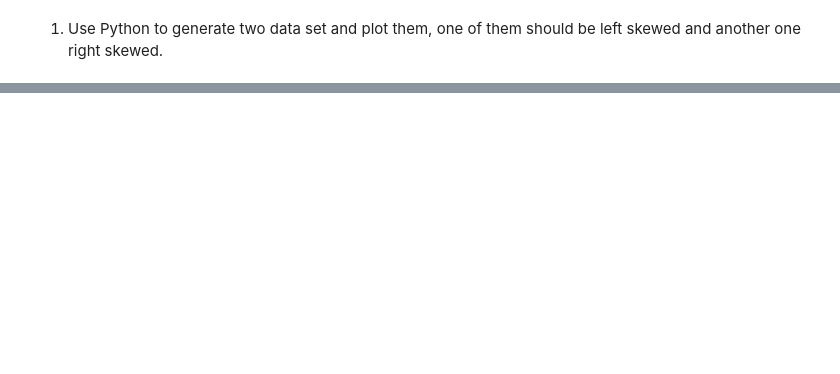
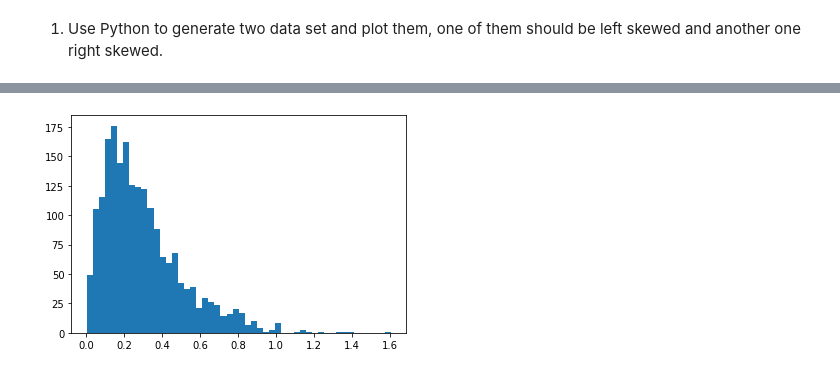
Before and after one commit to Helena-mj-Li/Data-Analyst, a Jupyter notebook: 5.3 Log transformation experiment.ipynb, the cells around one changed output, grey strips where cells are left out. Cells and saved outputs as stored; diff of their text form; code cells hidden in the pictures; blank space fills up the shorter version.

```diff
--- a/5.3 Log transformation experiment.ipynb
+++ b/5.3 Log transformation experiment.ipynb
@@ -55,0 +29,11 @@ Text(0, 0.5, 'probability')
+# %%
+import numpy as np
+import matplotlib.pyplot as plt
+
+shape, scale = 2., 3.
+s = np.random.gamma(shape, scale, 2000) / 20 + 0.001    # 生成2000个随机数，并进行区间缩放微调。
+
+plt.hist(s, 50)  # 50：是50个条形图
+plt.show()
+# %% [output]
+[figure, added]
```
Also changed, not shown: parts of 6 cells of this notebook.
